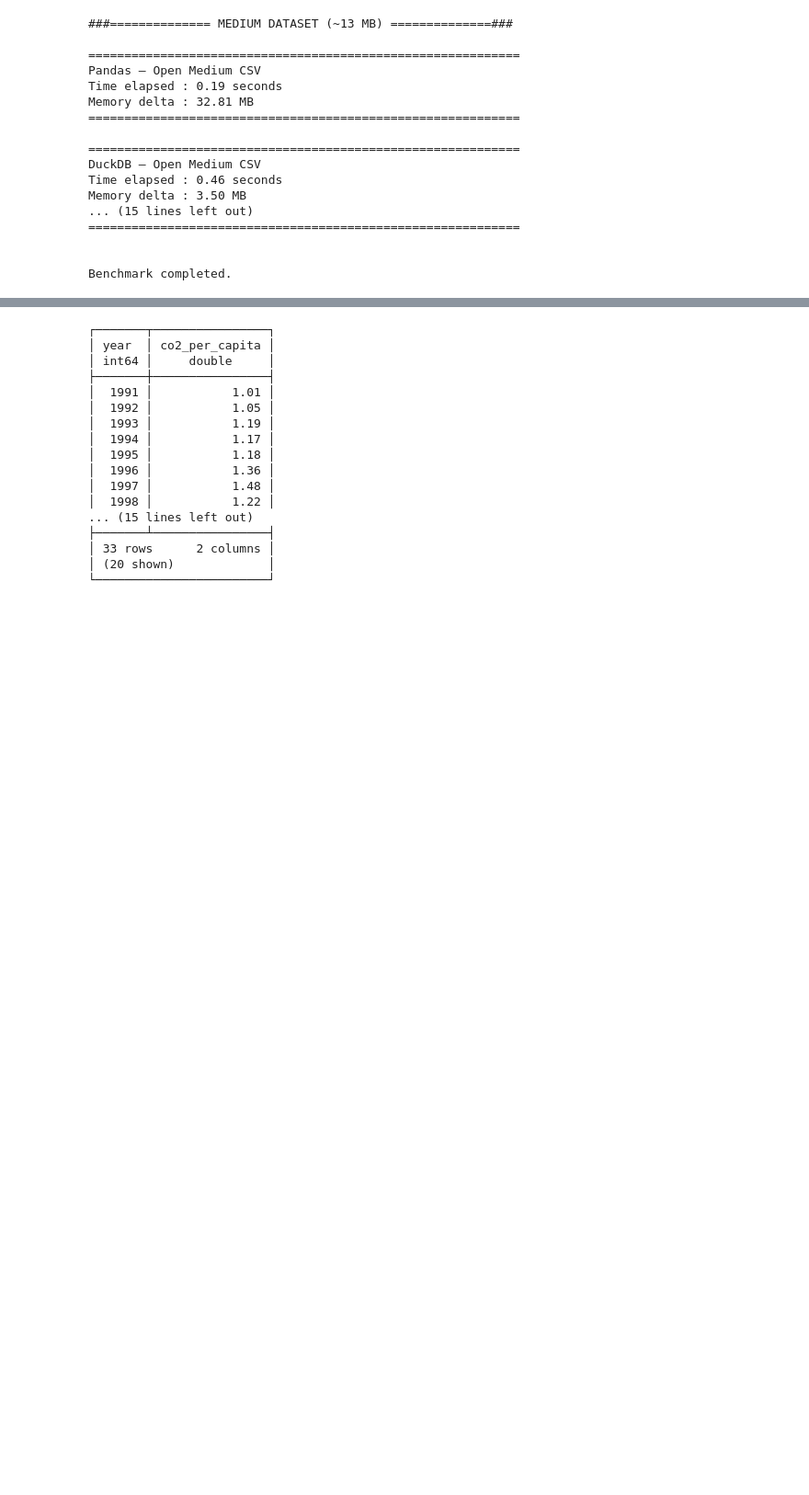
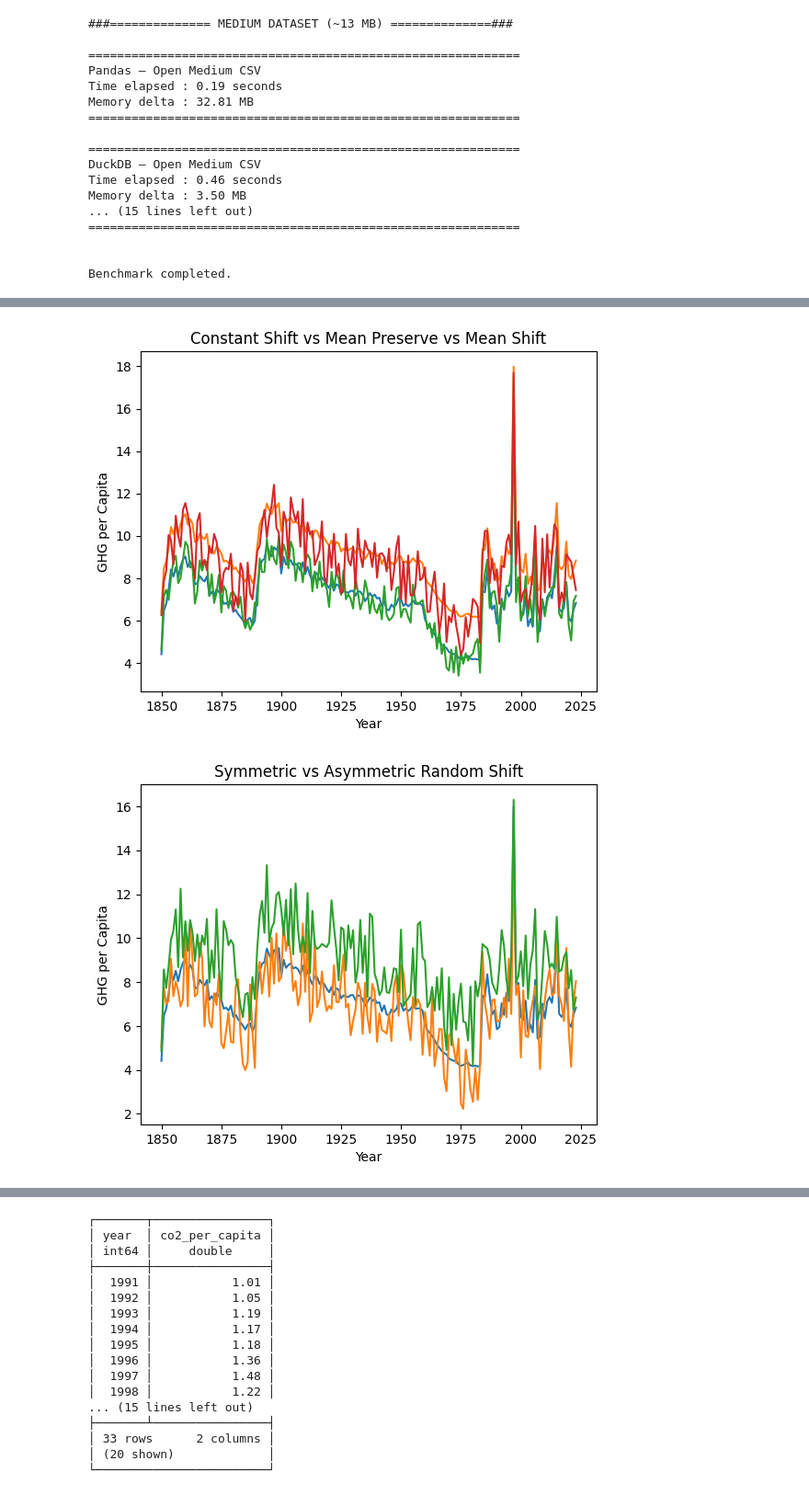
Before and after one commit to ghazianhanafi/Data-Engineer-by-Ghazian-Hanafi, a Jupyter notebook: database.ipynb, the cells around one changed output, grey strips where cells are left out. Shown at 92% size. Drawn from its saved outputs; the diff is of its cells as text; code cells hidden in the pictures; blank space fills up the shorter version.

```diff
--- a/database.ipynb
+++ b/database.ipynb
@@ -235,0 +552,57 @@ duckdb.sql("""
+# %%
+import matplotlib.pyplot as plt
+
+# Sort ascending for proper timeline
+df_indo = df_indo.sort_values("year")
+
+# ------------------------------
+# 1️⃣ Raw vs Constant vs Mean Preserve vs Mean Shift
+# ------------------------------
+plt.figure()
+plt.plot(df_indo["year"], df_indo["ghg_raw"])
+plt.plot(df_indo["year"], df_indo["ghg_shift_constant"])
+plt.plot(df_indo["year"], df_indo["ghg_mean_preserve"])
+plt.plot(df_indo["year"], df_indo["ghg_mean_shift"])
+plt.xlabel("Year")
+plt.ylabel("GHG per Capita")
+plt.title("Constant Shift vs Mean Preserve vs Mean Shift")
+plt.show()
+
+
+# ------------------------------
+# 2️⃣ Symmetric vs Asymmetric Random Shift
+# ------------------------------
+plt.figure()
+plt.plot(df_indo["year"], df_indo["ghg_raw"])
+plt.plot(df_indo["year"], df_indo["ghg_symmetric_overlap"])
+plt.plot(df_indo["year"], df_indo["ghg_asymmetric"])
+plt.xlabel("Year")
+plt.ylabel("GHG per Capita")
+plt.title("Symmetric vs Asymmetric Random Shift")
+plt.show()
+
+
+# ------------------------------
+# 3️⃣ Histogram: Overlap vs Non-Overlap
+# ------------------------------
+plt.figure()
+plt.hist(df_indo["ghg_raw"], bins=20, alpha=0.5)
+plt.hist(df_indo["ghg_non_overlap"], bins=20, alpha=0.5)
+plt.xlabel("GHG per Capita")
+plt.ylabel("Frequency")
+plt.title("Distribution: Raw vs Non-Overlap Shift")
+plt.show()
+
+
+# ------------------------------
+# 4️⃣ Noise Visualization (Very Important Academically)
+# ------------------------------
+plt.figure()
+plt.plot(df_indo["year"], df_indo["ghg_symmetric_overlap"] - df_indo["ghg_raw"])
+plt.xlabel("Year")
+plt.ylabel("Noise Value")
+plt.title("Symmetric Noise Around Zero (Mean Preserve)")
+plt.show()
+# %% [output]
+[figure, added]
+[figure, added]
```
Also changed, not shown: parts of 8 cells of this notebook, 2 other files.
